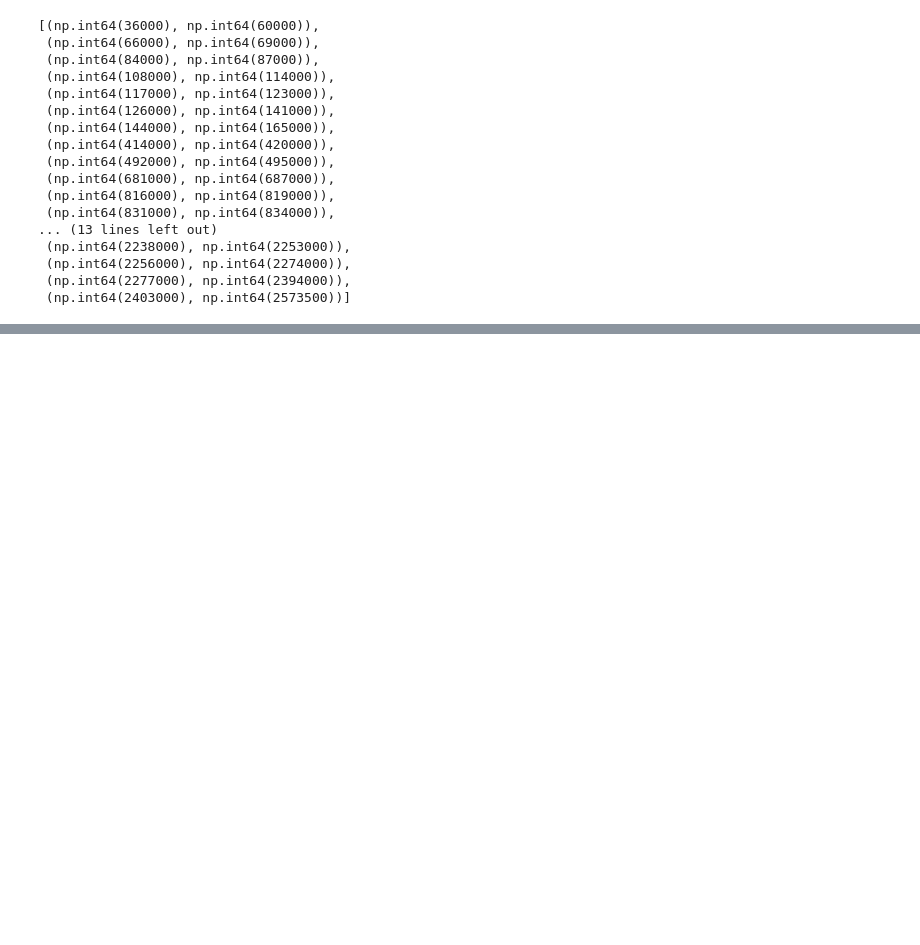
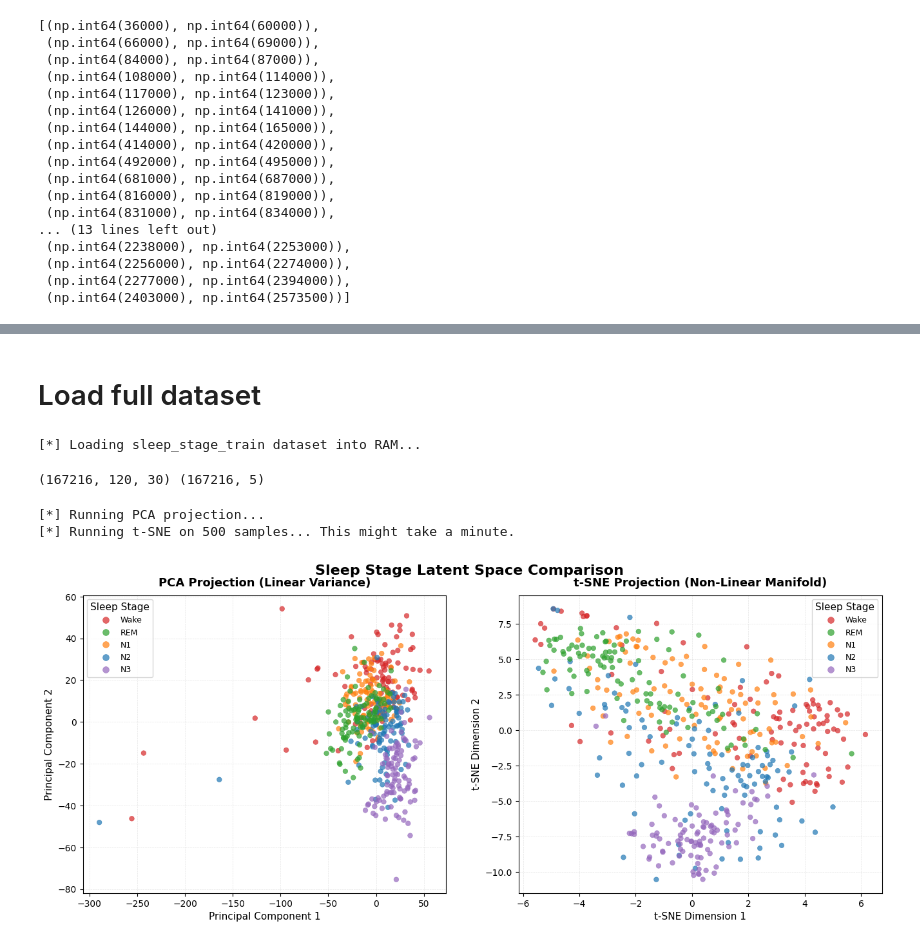
Before and after one commit to MNR-MarcosOriolPagonabarraga-projects/mHealth-project-code, a Jupyter notebook: notebooks/detect_sleep_stages.ipynb, the cells around one changed output, grey strips where cells are left out. Saved outputs shown, nothing was run; the diff lists cells and outputs as text; code cells hidden in the pictures; blank space fills up the shorter version.

```diff
--- a/notebooks/detect_sleep_stages.ipynb
+++ b/notebooks/detect_sleep_stages.ipynb
@@ -328,0 +350,26 @@ Running t-SNE on 845 samples... This might take a minute.
+# %% [markdown]
+# Load full dataset
+# %%
+def load_data(split_name):
+    print(f"[*] Loading {split_name} dataset into RAM...")
+    # Matches the specific file names specified in your notebook sample
+    file_path = f"../data/processed/{split_name}.npz"
+    data = np.load(file_path)
+    X = data['spectral_band_windows']
+    y = data['sleep_stages']
+
+    return X, y
+
+all_windows, all_labels = load_data("sleep_stage_train")
+# %% [output]
+[*] Loading sleep_stage_train dataset into RAM...
+# %%
+print(all_windows.shape, all_labels.shape)
+# %% [output]
+(167216, 120, 30) (167216, 5)
+# %%
+plot_pca_tsne(all_windows, all_labels, samples_per_class=100)
+# %% [output]
+[*] Running PCA projection...
+[*] Running t-SNE on 500 samples... This might take a minute.
+[figure, added]
```
Also changed, not shown: parts of 5 cells of this notebook, 34 other files.
